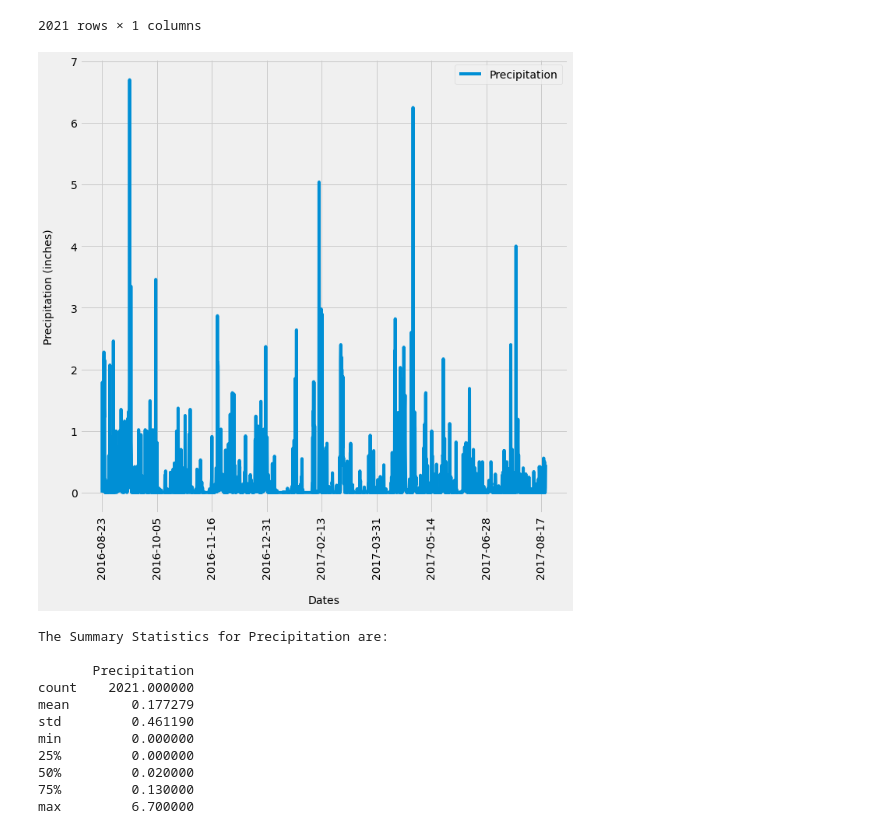
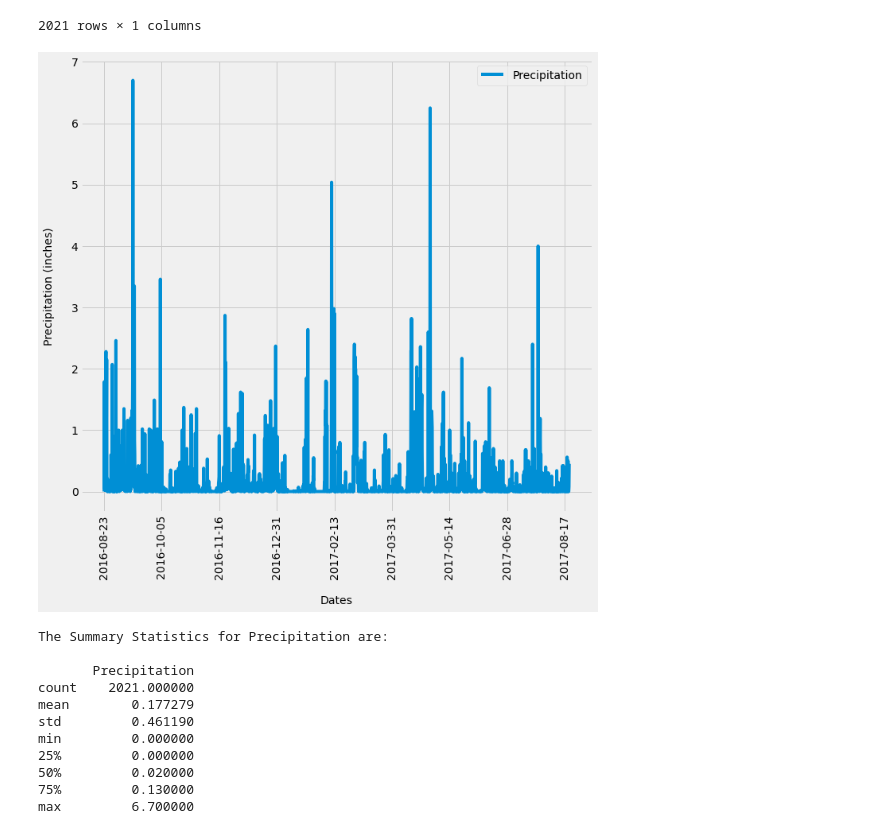
Before and after one commit to skumble27/sqlalchemy-challenge, a Jupyter notebook: climate_starter.ipynb, the cells around one changed output. Saved outputs shown, nothing was run; the diff lists cells and outputs as text; code cells hidden in the pictures.

Commit message:
modified image

```diff
--- a/climate_starter.ipynb
+++ b/climate_starter.ipynb
@@ -163,13 +163,14 @@ twelve_month_prcp
 # %%
 # Use Pandas Plotting with Matplotlib to plot the data
 twelve_month_prcp.plot(rot=90, figsize=(10,10))
 plt.legend(loc='upper right')
 plt.ylabel('Precipitation (inches)\n',fontsize=14)
 plt.xlabel('\nDates', fontsize=14)
-plt.savefig('Images/precipitation.png')
+plt.tight_layout() # This ensures the labels are retained when exporting images
+plt.savefig('Images/precipitation.png', bbox_inches='tight')
 plt.show()
 # %% [output]
-[figure, old version]
+[figure, new version]
 # %%
 # Use Pandas to calcualte the summary statistics for the precipitation data
 summary_statistics_precipitation = twelve_month_prcp.describe()
```
Also changed, not shown: parts of 3 cells of this notebook, 4 other files.
